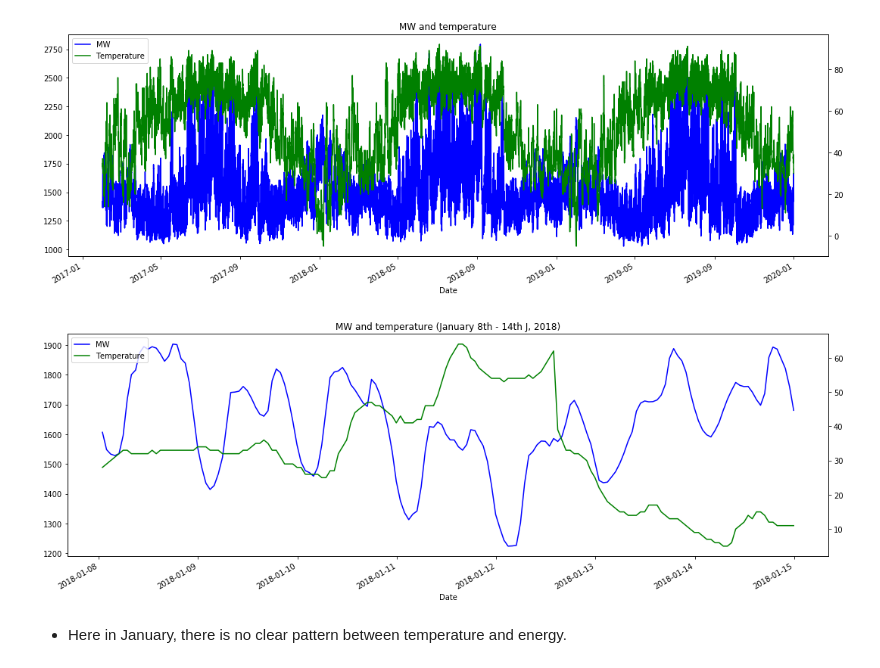
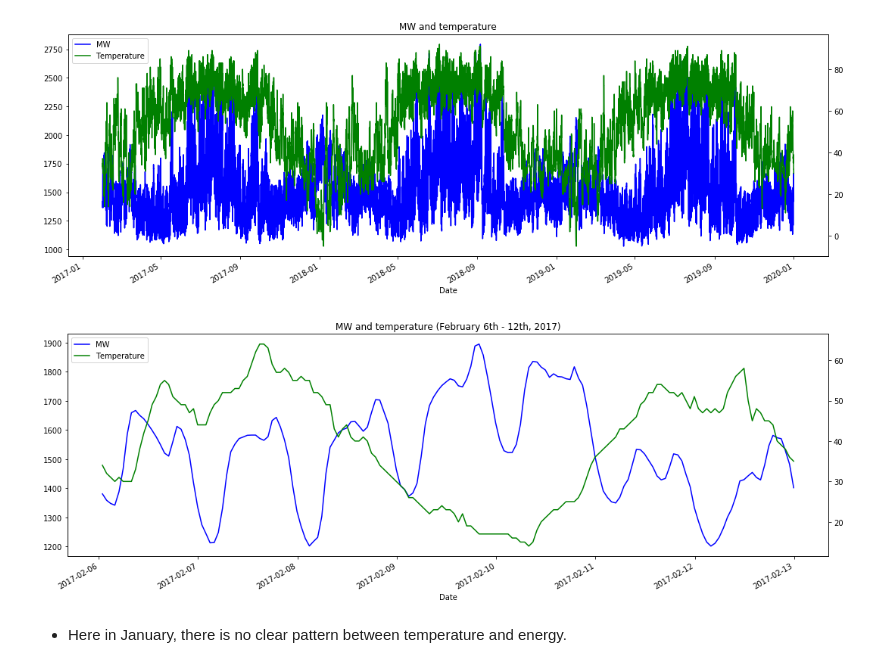
Before and after one commit to dvallea/Data_challenges, a Jupyter notebook: Milestone_1.ipynb, the cells around one changed output. Saved outputs shown, nothing was run; the diff lists cells and outputs as text; code cells hidden in the pictures.

```diff
--- a/Milestone_1.ipynb
+++ b/Milestone_1.ipynb
@@ -122,16 +129,16 @@ plt.show()
 # %%
 # Plot one week of energy and temperature data (January)
 plt.figure(figsize=(18,6))
-ax1 = training['2018-01-08':'2018-01-14']['MW'].plot(color = 'blue', label='MW')
+ax1 = training['2017-02-06':'2017-02-12']['MW'].plot(color = 'blue', label='MW')
 ax2 = ax1.twinx()
-ax2 = training['2018-01-08':'2018-01-14']['Temp'].plot(color = 'green', label='Temperature')
+ax2 = training['2017-02-06':'2017-02-12']['Temp'].plot(color = 'green', label='Temperature')
 h1, l1 = ax1.get_legend_handles_labels()
 h2, l2 = ax2.get_legend_handles_labels()
 plt.legend(h1+h2, l1+l2, loc=2)
-plt.title('MW and temperature (January 8th - 14th J, 2018)')
+plt.title('MW and temperature (February 6th - 12th, 2017)')
 plt.show()
 # %% [output]
-[figure, old version]
+[figure, new version]
 # %% [markdown]
 - Here in January, there is no clear pattern between temperature and energy.
 # %%
```
Also changed, not shown: parts of 31 cells of this notebook.
